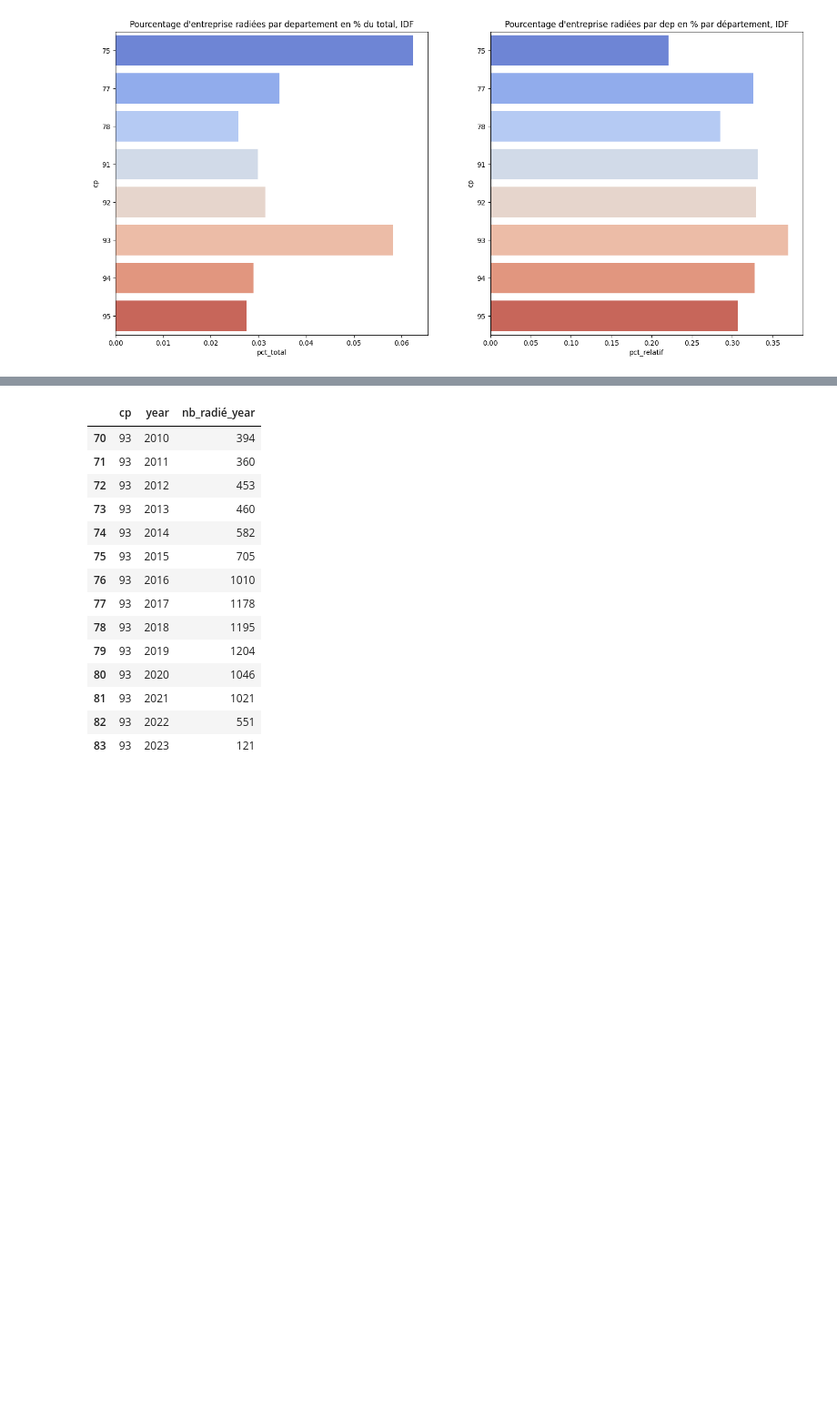
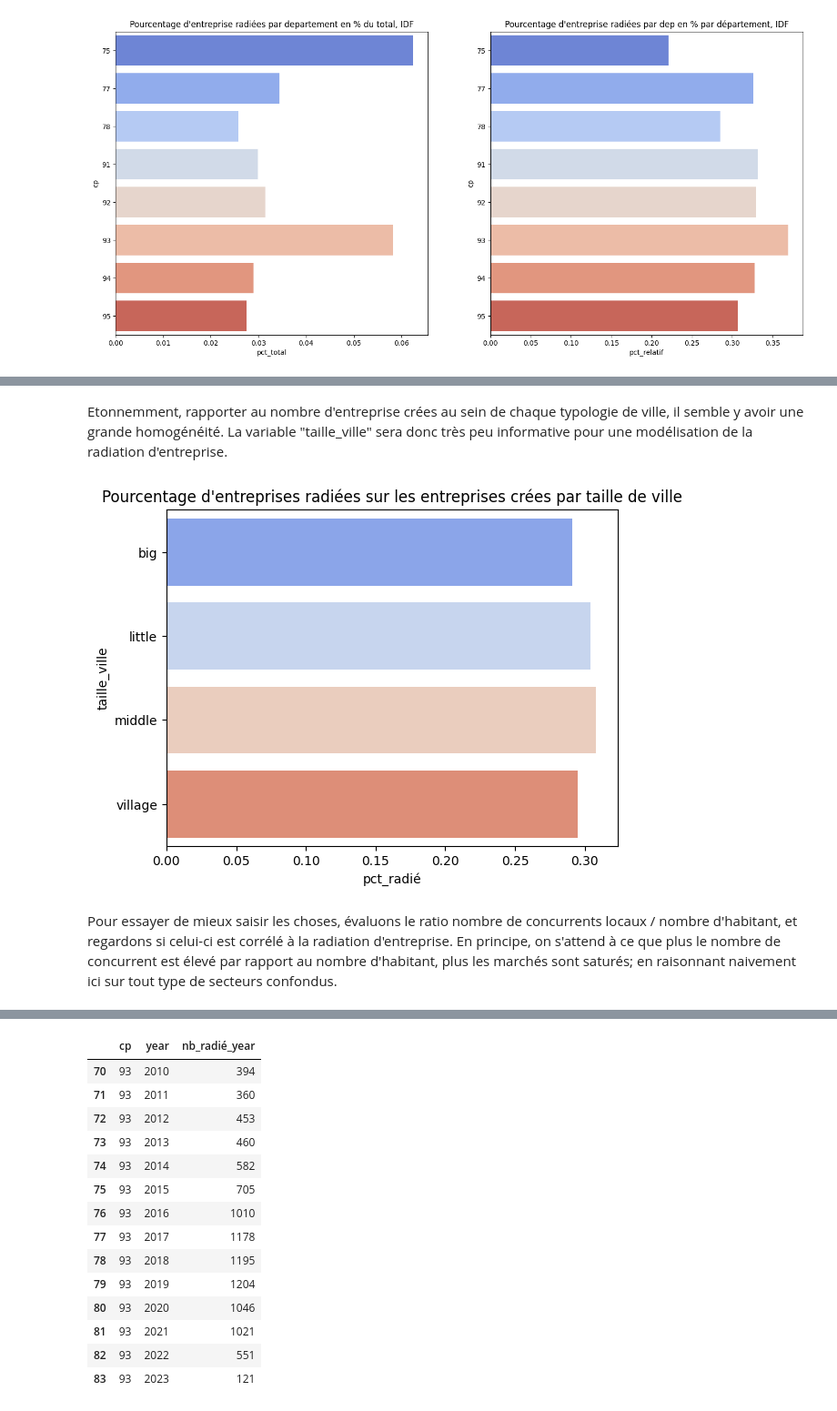
Before and after one commit to guillaume77176/JeMeLance, a Jupyter notebook: notebooks/Analyse_RNE.ipynb, the cells around one changed output, grey strips where cells are left out. Shown at 91% size. Drawn from its saved outputs; the diff is of its cells as text; code cells hidden in the pictures; blank space fills up the shorter version.

```diff
--- a/notebooks/Analyse_RNE.ipynb
+++ b/notebooks/Analyse_RNE.ipynb
@@ -101,0 +181,19 @@ On vérifie que cette hétérogénéité se confirme pour chaque année présent
+# %%
+#préparation pour graphique % de radiation par rapport au nombres d'entrerpises crées dans les catégories de taille_ville
+nb_rad = data.loc[data["radié"] == 1].groupby("taille_ville").size().reset_index(name="nb_radié")
+nb_crees = data.groupby("taille_ville").size().reset_index(name="nb_crées")
+df_plot_hab = nb_rad.merge(nb_crees,on="taille_ville",how="left")
+
+df_plot_hab["pct_radié"] = df_plot_hab["nb_radié"]/df_plot_hab["nb_crées"]
+# %% [markdown]
+Etonnemment, rapporter au nombre d'entreprise crées au sein de chaque typologie de ville, il semble y avoir une grande homogénéité.
+La variable "taille_ville" sera donc très peu informative pour une modélisation de la radiation d'entreprise.
+# %%
+fig, ax = plt.subplots()
+sns.barplot(x="pct_radié", hue = "taille_ville", y="taille_ville",data = df_plot_hab,palette="coolwarm",ax = ax )
+ax.set_title("Pourcentage d'entreprises radiées sur les entreprises crées par taille de ville")
+plt.show()
+# %% [output]
+[figure, added]
+# %% [markdown]
+Pour essayer de mieux saisir les choses, évaluons le ratio nombre de concurrents locaux / nombre d'habitant, et regardons si celui-ci est corrélé à la radiation d'entreprise. En principe, on s'attend à ce que plus le nombre de concurrent est élevé par rapport au nombre d'habitant, plus les marchés sont saturés; en raisonnant naivement ici sur tout type de secteurs confondus.
```
Also changed, not shown: parts of 24 cells of this notebook.
